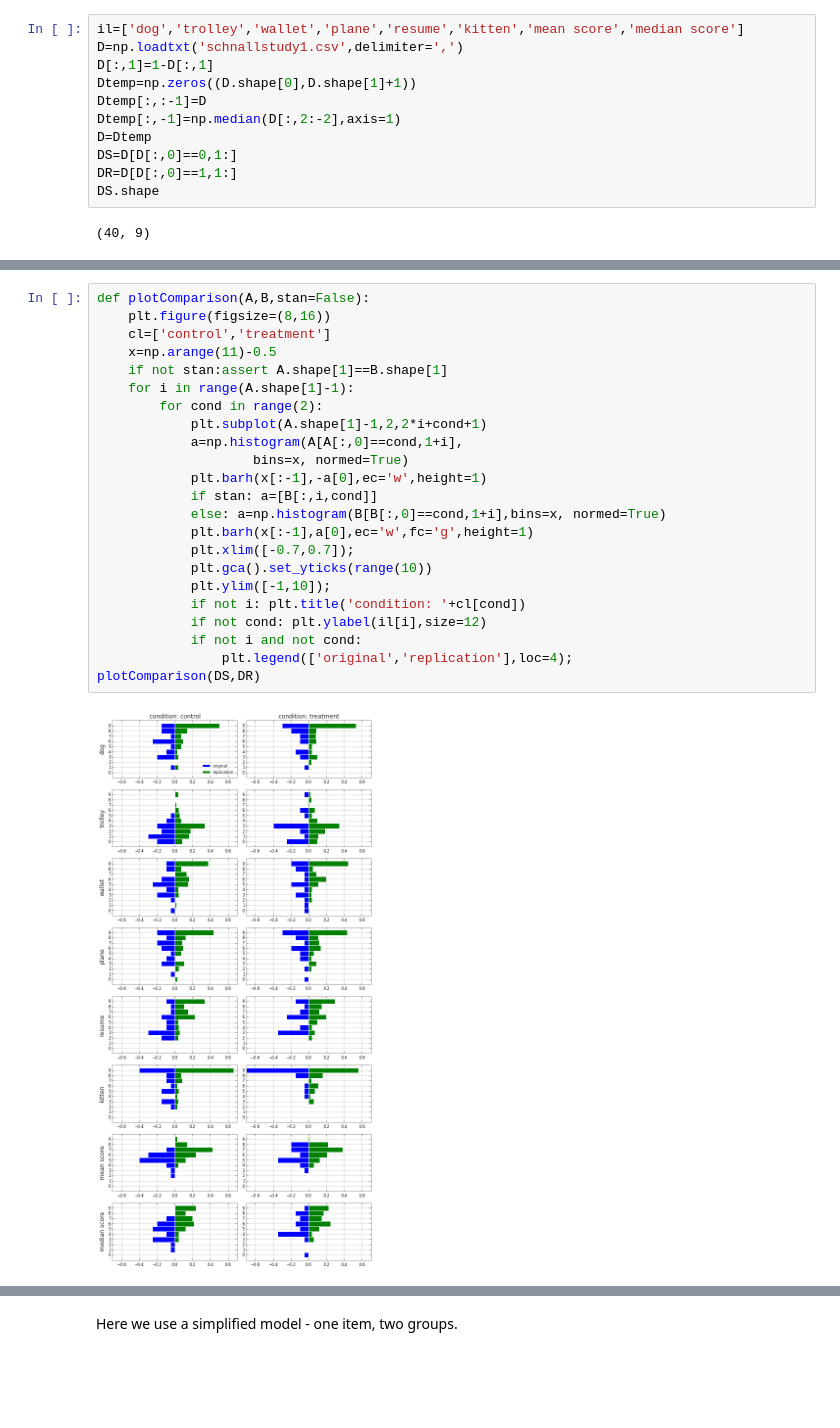
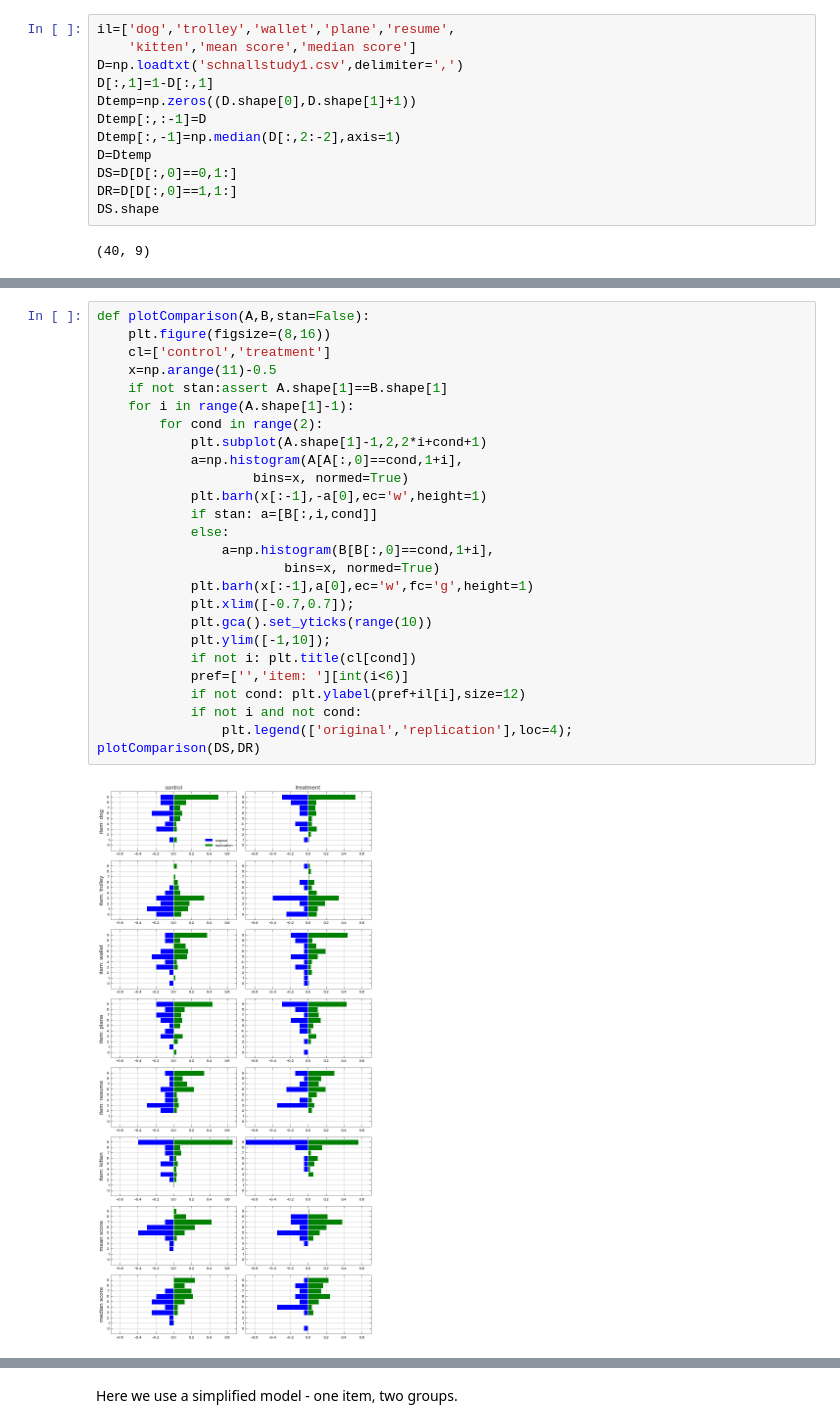
Before and after one commit to simkovic/simkovic.github.io, a Jupyter notebook: _ipynb/Guess what?! Another Analysis of the Schnall-Johnson Data.ipynb, the cells around one changed output, grey strips where cells are left out. Saved outputs shown, nothing was run; the diff lists cells and outputs as text; blank space fills up the shorter version.

```diff
--- a/_ipynb/Guess what?! Another Analysis of the Schnall-Johnson Data.ipynb
+++ b/_ipynb/Guess what?! Another Analysis of the Schnall-Johnson Data.ipynb
@@ -12,7 +14,8 @@ from scipy import stats
 # %% [output]
 Populating the interactive namespace from numpy and matplotlib
 # %%
-il=['dog','trolley','wallet','plane','resume','kitten','mean score','median score']
+il=['dog','trolley','wallet','plane','resume',
+    'kitten','mean score','median score']
 D=np.loadtxt('schnallstudy1.csv',delimiter=',')
 D[:,1]=1-D[:,1]
 Dtemp=np.zeros((D.shape[0],D.shape[1]+1))
@@ -78,26 +79,29 @@ The author of the original study voiced concern that the ceiling effects may not
 # %%
 def plotComparison(A,B,stan=False):
     plt.figure(figsize=(8,16))
     cl=['control','treatment']
     x=np.arange(11)-0.5
     if not stan:assert A.shape[1]==B.shape[1]
     for i in range(A.shape[1]-1):
         for cond in range(2):
             plt.subplot(A.shape[1]-1,2,2*i+cond+1)
             a=np.histogram(A[A[:,0]==cond,1+i],
                     bins=x, normed=True)
             plt.barh(x[:-1],-a[0],ec='w',height=1)
             if stan: a=[B[:,i,cond]]
-            else: a=np.histogram(B[B[:,0]==cond,1+i],bins=x, normed=True)
+            else:
+                a=np.histogram(B[B[:,0]==cond,1+i],
+                        bins=x, normed=True)
             plt.barh(x[:-1],a[0],ec='w',fc='g',height=1)
             plt.xlim([-0.7,0.7]);
             plt.gca().set_yticks(range(10))
             plt.ylim([-1,10]);
-            if not i: plt.title('condition: '+cl[cond])
-            if not cond: plt.ylabel(il[i],size=12)
+            if not i: plt.title(cl[cond])
+            pref=['','item: '][int(i<6)]
+            if not cond: plt.ylabel(pref+il[i],size=12)
             if not i and not cond:
                 plt.legend(['original','replication'],loc=4);
 plotComparison(DS,DR)
 # %% [output]
-[figure, old version]
+[figure, new version]
 # %% [markdown]
```
Also changed, not shown: parts of 17 cells of this notebook, 1 other file.
